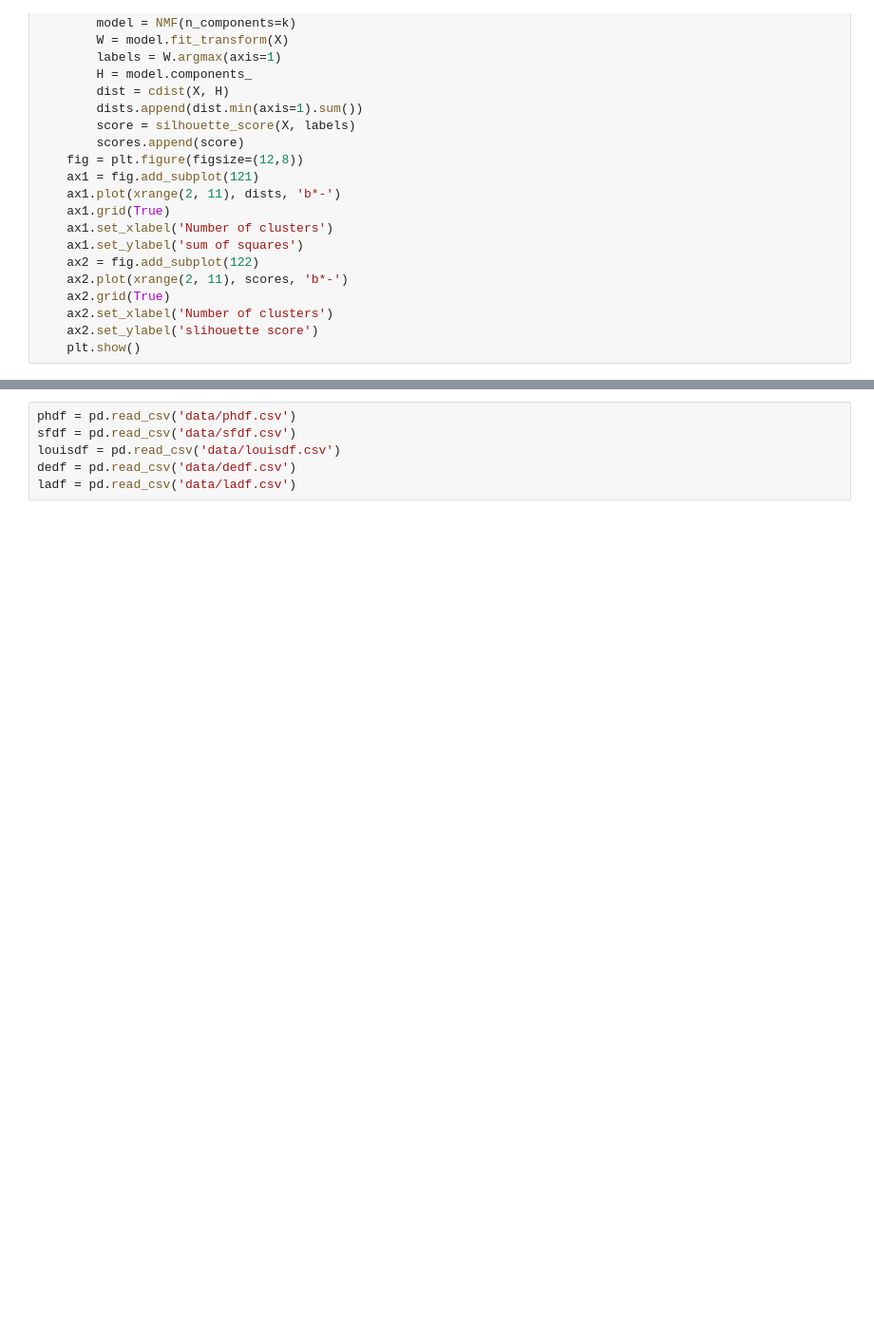
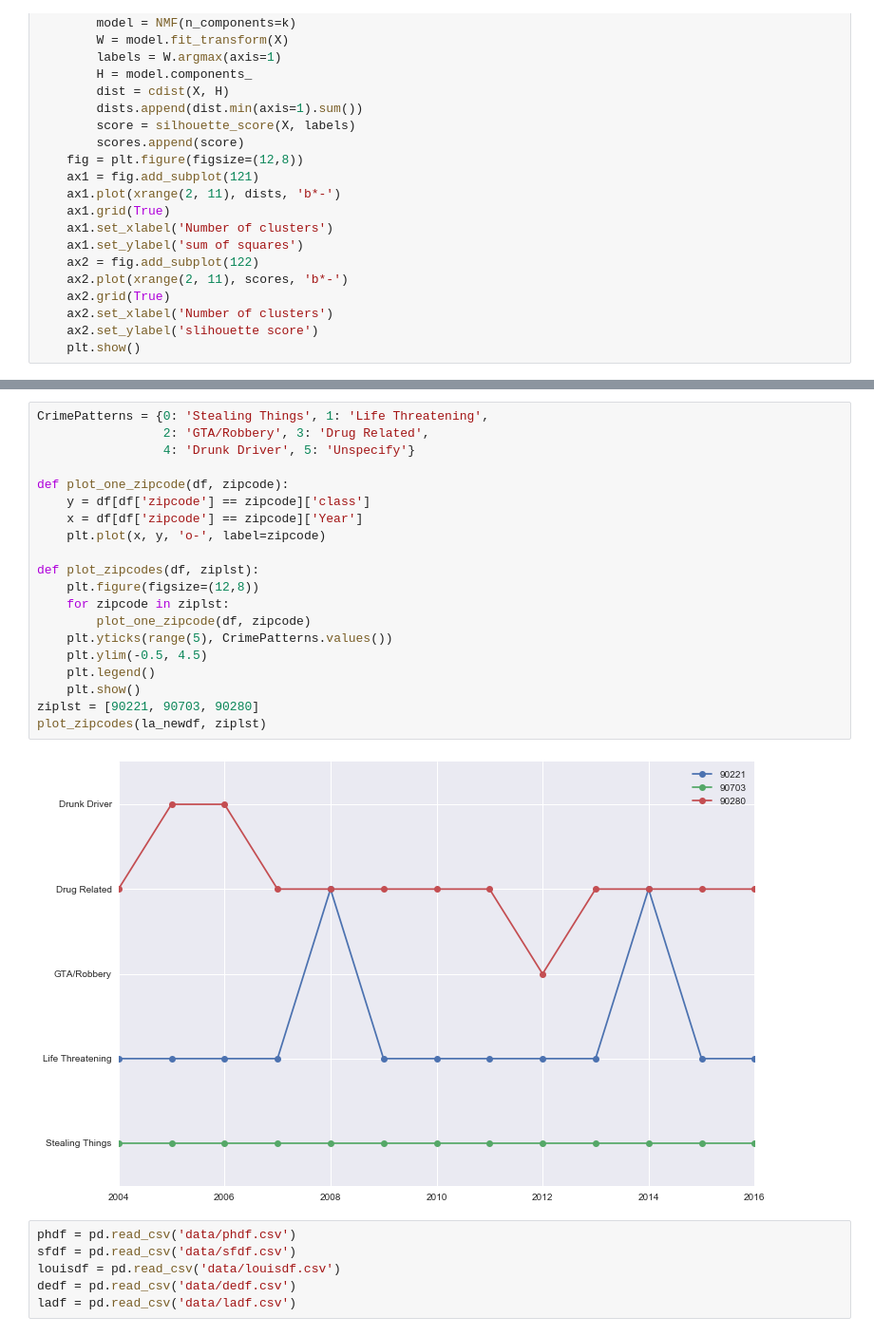
Before and after one commit to livenb/crime_prediction, a Jupyter notebook: compare_city.ipynb, the cells around one changed output, grey strips where cells are left out. Shown at 95% size. Drawn from its saved outputs; the diff is of its cells as text; blank space fills up the shorter version.

```diff
--- a/compare_city.ipynb
+++ b/compare_city.ipynb
@@ -179,3 +199,25 @@ layr.head()
+# %%
+CrimePatterns = {0: 'Stealing Things', 1: 'Life Threatening',
+                 2: 'GTA/Robbery', 3: 'Drug Related',
+                 4: 'Drunk Driver', 5: 'Unspecify'}
+
+def plot_one_zipcode(df, zipcode):
+    y = df[df['zipcode'] == zipcode]['class']
+    x = df[df['zipcode'] == zipcode]['Year']
+    plt.plot(x, y, 'o-', label=zipcode)
+
+def plot_zipcodes(df, ziplst):
+    plt.figure(figsize=(12,8))
+    for zipcode in ziplst:
+        plot_one_zipcode(df, zipcode)
+    plt.yticks(range(5), CrimePatterns.values())
+    plt.ylim(-0.5, 4.5)
+    plt.legend()
+    plt.show()
+ziplst = [90221, 90703, 90280]
+plot_zipcodes(la_newdf, ziplst)
+# %% [output]
+[figure, added]
 # %%
 phdf = pd.read_csv('data/phdf.csv')
 sfdf = pd.read_csv('data/sfdf.csv')
```
Also changed, not shown: parts of 9 cells of this notebook, 15 other files.
